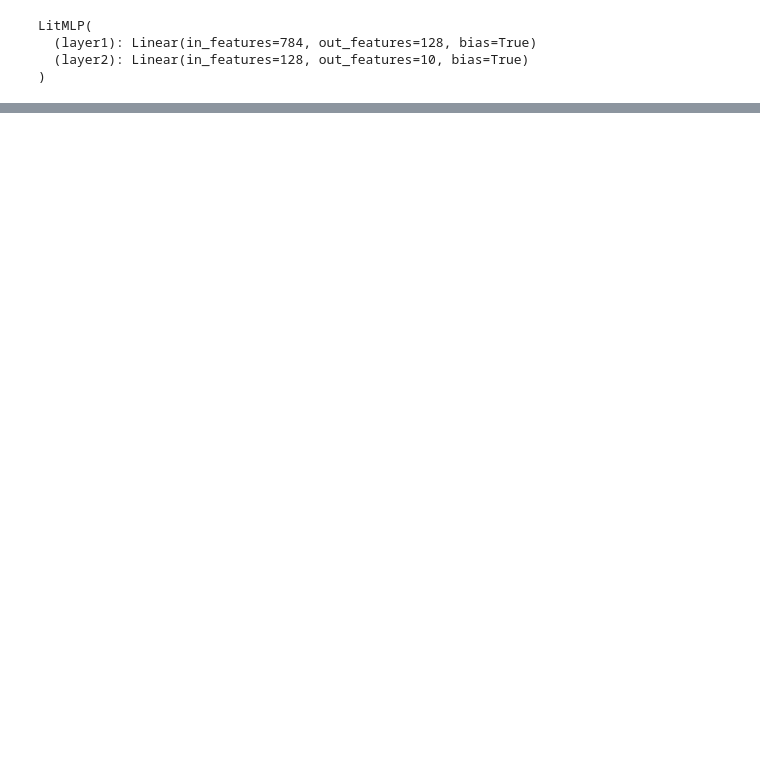
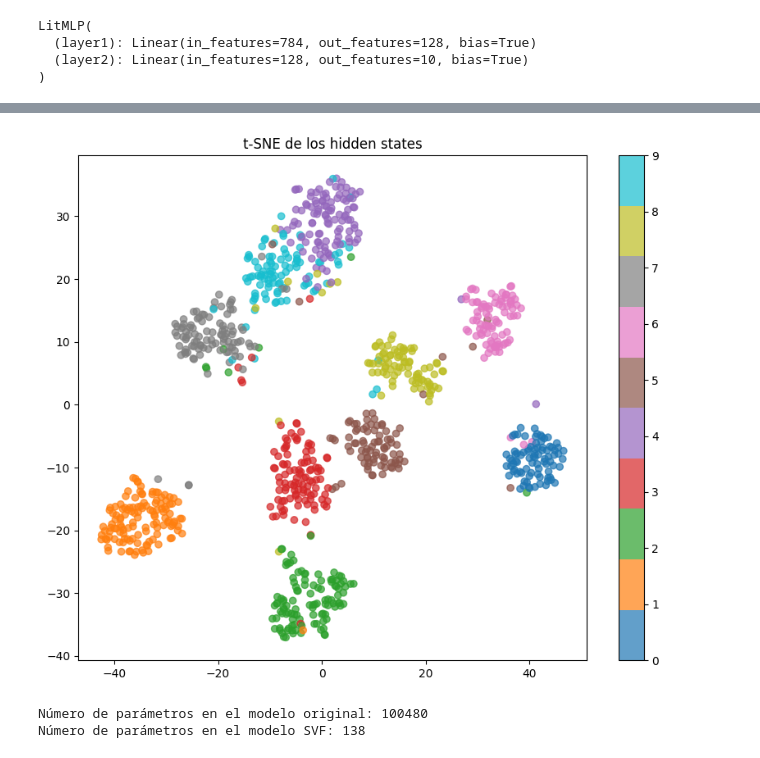
Before and after one commit to miguel-kjh/VQA-MLLM, a Jupyter notebook: svf.ipynb, the cells around one changed output, grey strips where cells are left out. Cells and saved outputs as stored; diff of their text form; code cells hidden in the pictures; blank space fills up the shorter version.

Commit message:
add svf train method

```diff
--- a/svf.ipynb
+++ b/svf.ipynb
@@ -424,0 +563,22 @@ plot_tsne(features, labels)
+# %%
+model_svf = LitMLP_SVF(model_filtered)
+# %%
+# Cargar MNIST y dividir en train/val/test
+transform = transforms.Compose([transforms.ToTensor()])
+mnist_full = MNIST(root=".", train=True, download=True, transform=transform)
+test_data = MNIST(root=".", train=False, download=True, transform=transform)
+
+# División 80% train, 20% val
+train_size = int(0.8 * len(mnist_full))
+val_size = len(mnist_full) - train_size
+train_data, val_data = random_split(mnist_full, [train_size, val_size])
+
+train_loader = DataLoader(train_data, batch_size=64, shuffle=True)
+val_loader = DataLoader(val_data, batch_size=64)
+test_loader = DataLoader(test_data, batch_size=64)
+# %%
+# Entrenar el modelo con SVF
+trainer_svf = pl.Trainer(max_epochs=10, logger=False, enable_checkpointing=False)
+trainer_svf.fit(model_svf, train_loader, val_loader)
+# Evaluar en test
+trainer_svf.test(model_svf, test_loader)
@@ -424,0 +633,13 @@ plot_tsne(features, labels)
+# %%
+# tsne para el modelo SVF
+features, labels = extract_hidden_states(model_svf, test_loader, max_samples=1000)
+plot_tsne(features, labels)
+# %% [output]
+[figure, added]
+# %%
+#cuanto parametros tiene el modelo SVF
+print("Número de parámetros en el modelo original:", sum(p.numel() for p in model_filtered.parameters() if p.requires_grad))
+print("Número de parámetros en el modelo SVF:", sum(p.numel() for p in model_svf.parameters() if p.requires_grad))
+# %% [output]
+Número de parámetros en el modelo original: 100480
+Número de parámetros en el modelo SVF: 138
```
Also changed, not shown: parts of 12 cells of this notebook.
